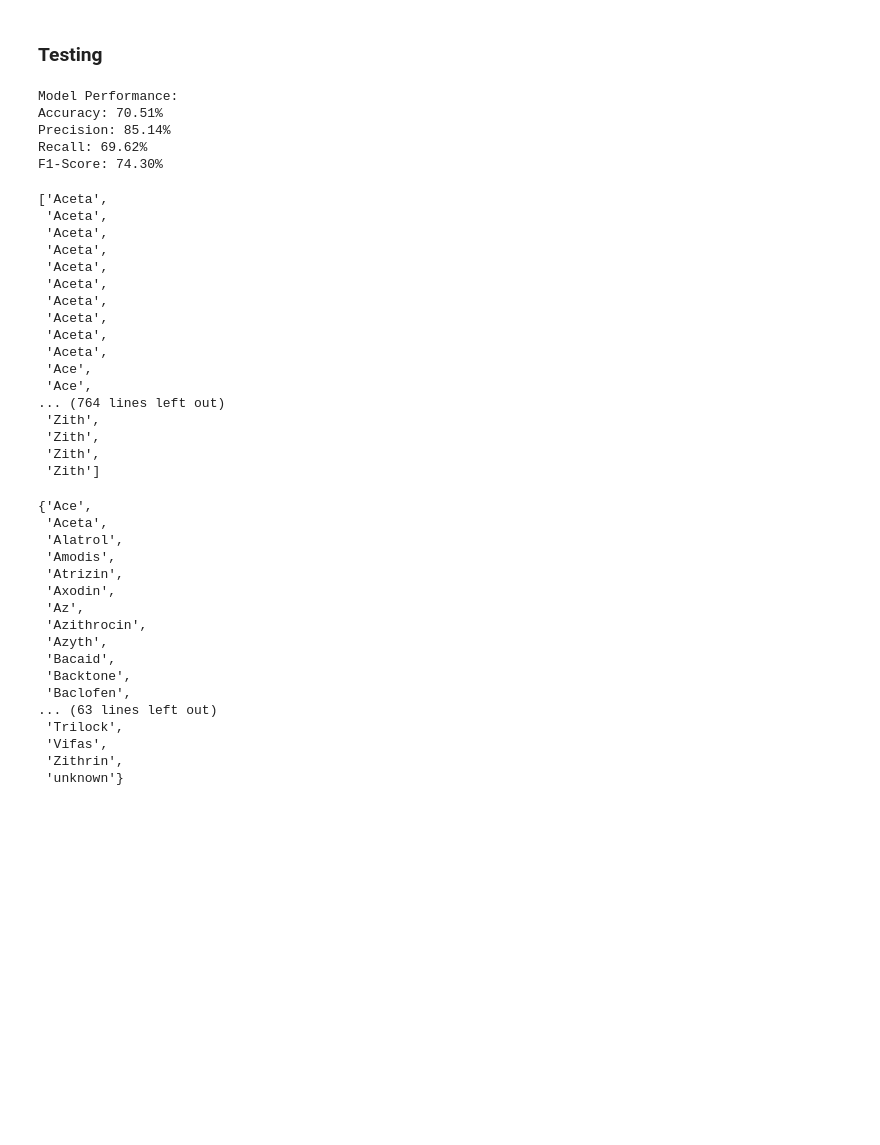
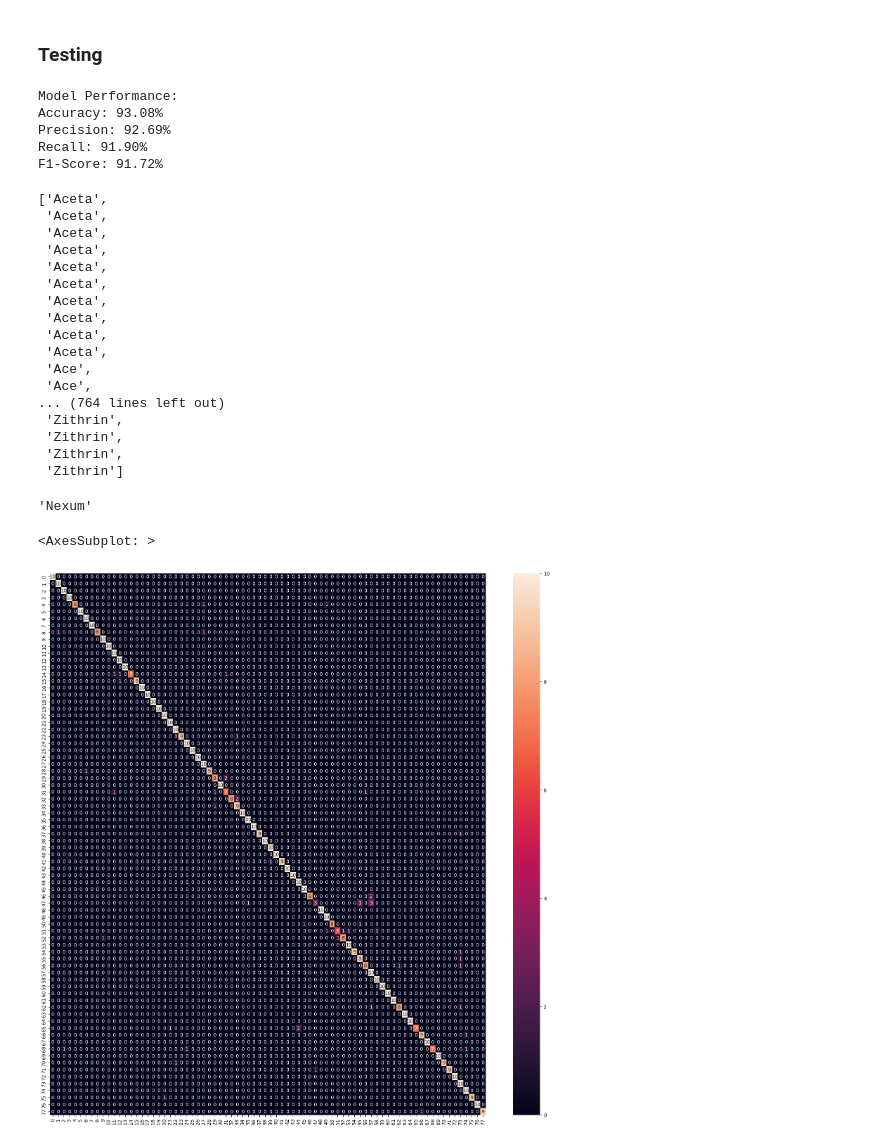
Before and after one commit to Andreas-Lukito/Medzy_ocr, a Jupyter notebook: medzy-trocr-testing.ipynb, the cells around one changed output. Cells and saved outputs as stored; diff of their text form; code cells hidden in the pictures; blank space fills up the shorter version.

Commit message:
Removed BART correction and improved OCR performance

```diff
--- a/medzy-trocr-testing.ipynb
+++ b/medzy-trocr-testing.ipynb
@@ -63,7 +63,7 @@ class IAMDataset(Dataset):
 # Load model
 from transformers import VisionEncoderDecoderModel
 
-model = VisionEncoderDecoderModel.from_pretrained("./model-output/OCR", local_files_only=True)
+model = VisionEncoderDecoderModel.from_pretrained("./model-output/best-OCR", local_files_only=True)
 model.to(device)
 model.eval()
 # %% [output]
@@ -111,7 +111,7 @@ test_df = pd.read_csv("./Dataset/Testing/testing_labels.csv", delimiter = ",")
 from transformers import TrOCRProcessor
 
 # processor = TrOCRProcessor.from_pretrained("microsoft/trocr-base-handwritten") # Old model
-processor = TrOCRProcessor.from_pretrained("./model-output/OCR")
+processor = TrOCRProcessor.from_pretrained("./model-output/best-OCR")
 
 test_dataset = IAMDataset(
     root_dir='./Dataset/Testing/testing_words/',
@@ -122,13 +122,24 @@ test_dataset = IAMDataset(
 # Creating Data Loader
 from torch.utils.data import DataLoader
 
-test_dataloader = DataLoader(test_dataset, batch_size=8)
+test_dataloader = DataLoader(test_dataset, batch_size=32)
 # %% [output]
 Using a slow image processor as `use_fast` is unset and a slow processor was saved with this model. `use_fast=True` will be the default behavior in v4.48, even if the model was saved with a slow proce ...
 # %% [markdown]
 ### Testing
 # %%
 from tqdm.notebook import tqdm
+from rapidfuzz import process
+import re
+
+valid_labels = test_df["MEDICINE_NAME"].unique() # Get all unique instance of the labels
+
+def correct_text(ocr_text):
+    text = re.sub(r'(.{2,})\1+', r'\1', ocr_text) # Reduces repeated patterns like 'Arolrolrol' to 'Arol'.
+
+    best_match, _, _ = process.extractOne(text, valid_labels) # Force Classification
+
+    return best_match
 
 predicted_labels = []
 
@@ -139,7 +150,7 @@ with torch.no_grad():
         outputs = model.generate(batch["pixel_values"].to(device))
 
         # Decode predictions
-        decoded_predictions = [processor.decode(ids, skip_special_tokens=True) for ids in outputs]
+        decoded_predictions = [correct_text(processor.decode(ids, skip_special_tokens=True)) for ids in outputs]
 
         # Store results
         predicted_labels.extend(decoded_predictions)
@@ -170,10 +181,10 @@ print(f"Recall: {recall * 100:.2f}%")
 print(f"F1-Score: {f1 * 100:.2f}%")
 # %% [output]
 Model Performance:
-Accuracy: 70.51%
-Precision: 85.14%
-Recall: 69.62%
-F1-Score: 74.30%
+Accuracy: 93.08%
+Precision: 92.69%
+Recall: 91.90%
+F1-Score: 91.72%
 # %%
 predicted_labels
 # %% [output]
@@ -190,32 +201,29 @@ predicted_labels
  'Ace',
  'Ace',
 ... (764 lines left out)
- 'Zith',
- 'Zith',
- 'Zith',
- 'Zith']
+ 'Zithrin',
+ 'Zithrin',
+ 'Zithrin',
+ 'Zithrin']
 # %%
 import json
 
 with open('output.txt', 'w') as filehandle:
     json.dump(predicted_labels, filehandle)
-# %%
-unique_labels
-# %% [output]
-{'Ace',
- 'Aceta',
- 'Alatrol',
- 'Amodis',
- 'Atrizin',
- 'Axodin',
- 'Az',
- 'Azithrocin',
- 'Azyth',
- 'Bacaid',
- 'Backtone',
- 'Baclofen',
-... (63 lines left out)
- 'Trilock',
- 'Vifas',
- 'Zithrin',
- 'unknown'}
+# %%
+valid_labels[57]
+# %% [output]
+'Nexum'
+# %%
+import seaborn as sns
+from sklearn.metrics import confusion_matrix
+import matplotlib.pyplot as plt
+import seaborn as sns
+
+cf_matrix = confusion_matrix(test_df["MEDICINE_NAME"], cleaned_predictions, labels=valid_labels)
+
+fig, ax = plt.subplots(figsize=(20,20))
+sns.heatmap(cf_matrix, annot=True)
+# %% [output]
+<AxesSubplot: >
+[figure, added]
```
Also changed, not shown: 5 other files.
